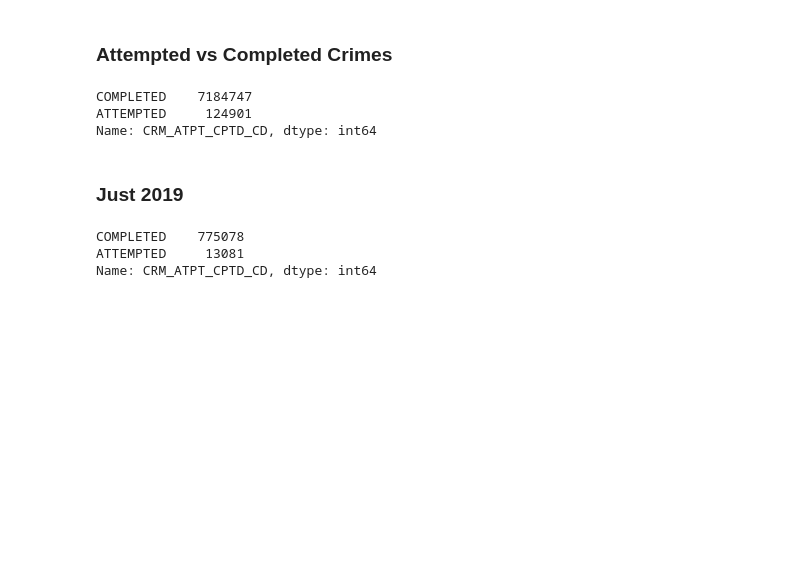
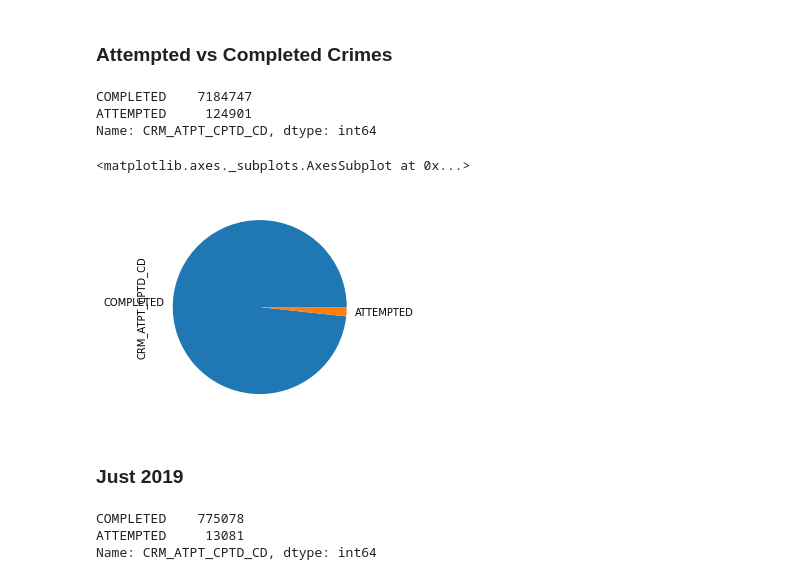
Before and after one commit to antiboredom/notes-on-police-funding, a Jupyter notebook: Exploration.ipynb, the cells around one changed output. Drawn from its saved outputs; the diff is of its cells as text; code cells hidden in the pictures; blank space fills up the shorter version.

```diff
--- a/Exploration.ipynb
+++ b/Exploration.ipynb
@@ -206,6 +219,11 @@ complaint_data["CRM_ATPT_CPTD_CD"].value_counts()
 COMPLETED    7184747
 ATTEMPTED     124901
 Name: CRM_ATPT_CPTD_CD, dtype: int64
+# %%
+complaint_data["CRM_ATPT_CPTD_CD"].value_counts().plot(kind='pie')
+# %% [output]
+<matplotlib.axes._subplots.AxesSubplot at 0x...>
+[figure, added]
 # %% [markdown]
 ### Just 2019
 # %%
```
Also changed, not shown: parts of 18 cells of this notebook.
